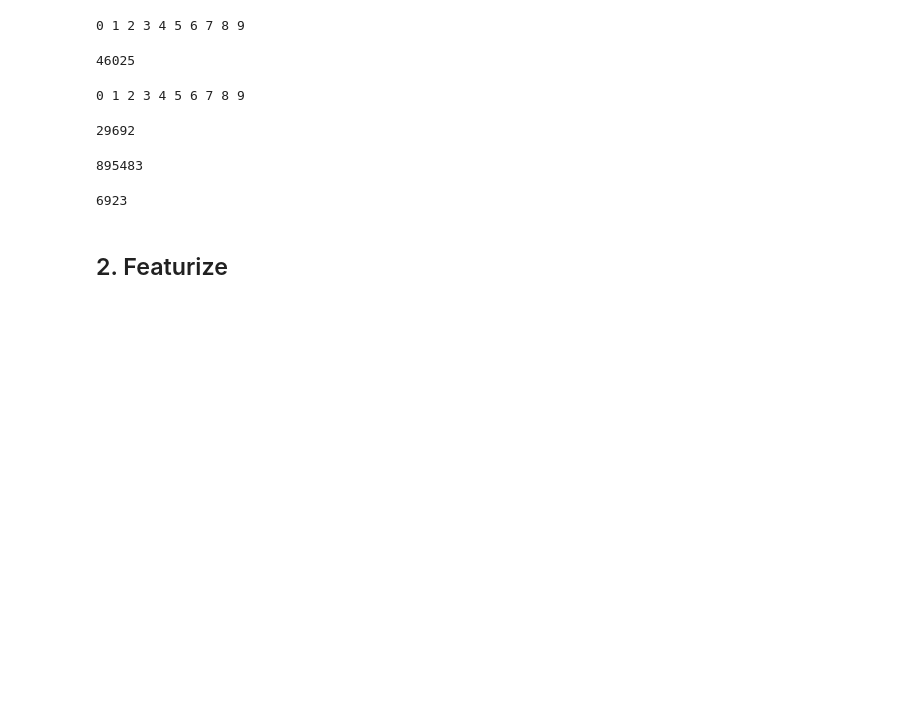
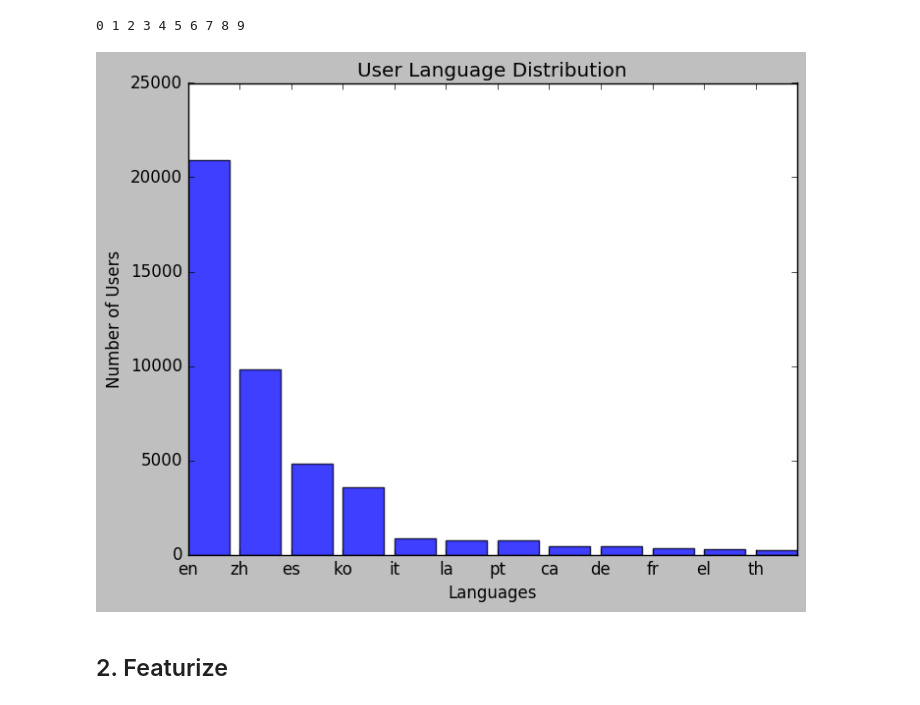
Before and after one commit to sravanareddy/appinventor, a Jupyter notebook: FindTheBug_April6.ipynb, the cells around one changed output. Saved outputs shown, nothing was run; the diff lists cells and outputs as text; code cells hidden in the pictures; blank space fills up the shorter version.

```diff
--- a/FindTheBug_April6.ipynb
+++ b/FindTheBug_April6.ipynb
@@ -110,6 +111,2 @@ if filter_tutorials:
 # %% [output]
 0 1 2 3 4 5 6 7 8 9
-# %%
-len(not_tutorials)
-# %% [output]
-46025
@@ -115,0 +117,17 @@ len(not_tutorials)
+# %%
+import matplotlib.pyplot as plt; plt.rcdefaults()
+import numpy as np
+import matplotlib.pyplot as plt
+
+values = [t[0] for t in tup]
+languages = [t[1] for t in tup]
+y_pos = np.arange(len(languages))
+plt.bar(y_pos, values, alpha= 0.5)
+plt.xticks(y_pos, languages)
+plt.ylabel('Number of Users')
+plt.xlabel('Languages')
+plt.title('User Language Distribution')
+
+plt.show()
+# %% [output]
+[figure, added]
@@ -116,31 +136,21 @@ len(not_tutorials)
 # %%
-if filter_tutorials:
-    not_tutorials_old = {}
+# if filter_tutorials:
+#     not_tutorials_old = {}
 
-    for i in range(10):
-        print i,
-        notT_list_old = ujson.load(open('tutorial_comparisons/nottutorials_' + str(i) +'.json'))
-        for entry in notT_list_old:
-            if entry[0] not in summaries:
-                continue
-            proj_name = entry[1].split("_summary.json")[0]
-            if entry[0] not in not_tutorials_old:
-                not_tutorials_old[entry[0]] = {}
-            try:
-                not_tutorials_old[entry[0]][proj_name] = summaries[entry[0]][proj_name]
-            except KeyError:
-                pass
+#     for i in range(10):
+#         print i,
+#         notT_list_old = ujson.load(open('tutorial_comparisons/nottutorials_' + str(i) +'.json'))
+#         for entry in notT_list_old:
+#             if entry[0] not in summaries:
+#                 continue
+#             proj_name = entry[1].split("_summary.json")[0]
+#             if entry[0] not in not_tutorials_old:
+#                 not_tutorials_old[entry[0]] = {}
+#             try:
+#                 not_tutorials_old[entry[0]][proj_name] = summaries[entry[0]][proj_name]
+#             except KeyError:
+#                 pass
-# %% [output]
-0 1 2 3 4 5 6 7 8 9
 # %%
-sum([len(not_tutorials[userID]) for userID in not_tutorials])
+# sum([len(not_tutorials[userID]) for userID in not_tutorials])
-# %% [output]
-29692
 # %%
-sum([len(not_tutorials_old[userID]) for userID in not_tutorials_old])
+# sum([len(not_tutorials_old[userID]) for userID in not_tutorials_old])
-# %% [output]
-895483
-# %%
-len(not_tutorials)
-# %% [output]
-6923
```
Also changed, not shown: parts of 12 cells of this notebook.
